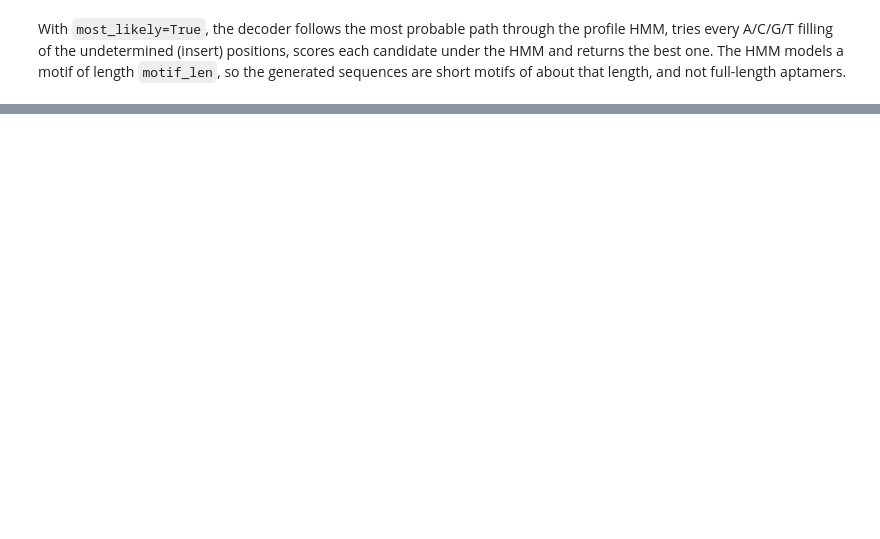
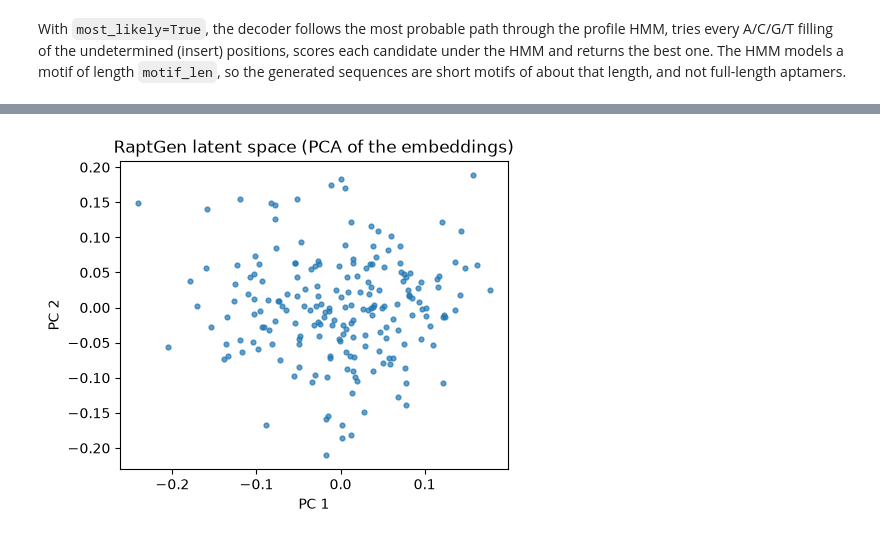
Before and after one commit to gc-os-ai/pyaptamer, a Jupyter notebook: examples/raptgen_tutorial.ipynb, the cells around one changed output, grey strips where cells are left out. Drawn from its saved outputs; the diff is of its cells as text; code cells hidden in the pictures; blank space fills up the shorter version.

Commit message:
Restructure RaptGen tutorial notebook

```diff
--- a/examples/raptgen_tutorial.ipynb
+++ b/examples/raptgen_tutorial.ipynb
@@ -138 +172,4 @@ reads["aptamer"].str.len().value_counts().head()
+# %%
+seqs = reads["aptamer"].str.upper()
+seqs = seqs[seqs.str.fullmatch(r"[ACGT]+")]
 # %%
@@ -156,10 +186,6 @@ Training on the SELEX reads and generating motifs from latent points, with the m
 # %%
 model = RaptGenModel(
-    motif_len=8,
-    max_epochs=100,
-    patience=20,
-    force_epochs=20,
-    random_state=0,
+    motif_len=8, max_epochs=100, patience=20, force_epochs=20, random_state=0, fast=True
 )
 generator_real = RaptGenGenerator(estimator=model)
 generator_real.fit(X_real)
@@ -167,0 +207,14 @@ generator_real.inverse_transform(Z_real[:5], most_likely=True)
+# %%
+import matplotlib.pyplot as plt
+from sklearn.decomposition import PCA
+
+Z2 = PCA(n_components=2).fit_transform(Z_real)
+
+plt.figure(figsize=(5, 4))
+plt.scatter(Z2[:, 0], Z2[:, 1], s=12, alpha=0.7)
+plt.xlabel("PC 1")
+plt.ylabel("PC 2")
+plt.title("RaptGen latent space (PCA of the embeddings)")
+plt.show()
+# %% [output]
+[figure, added]
```
Also changed, not shown: parts of 24 cells of this notebook.
